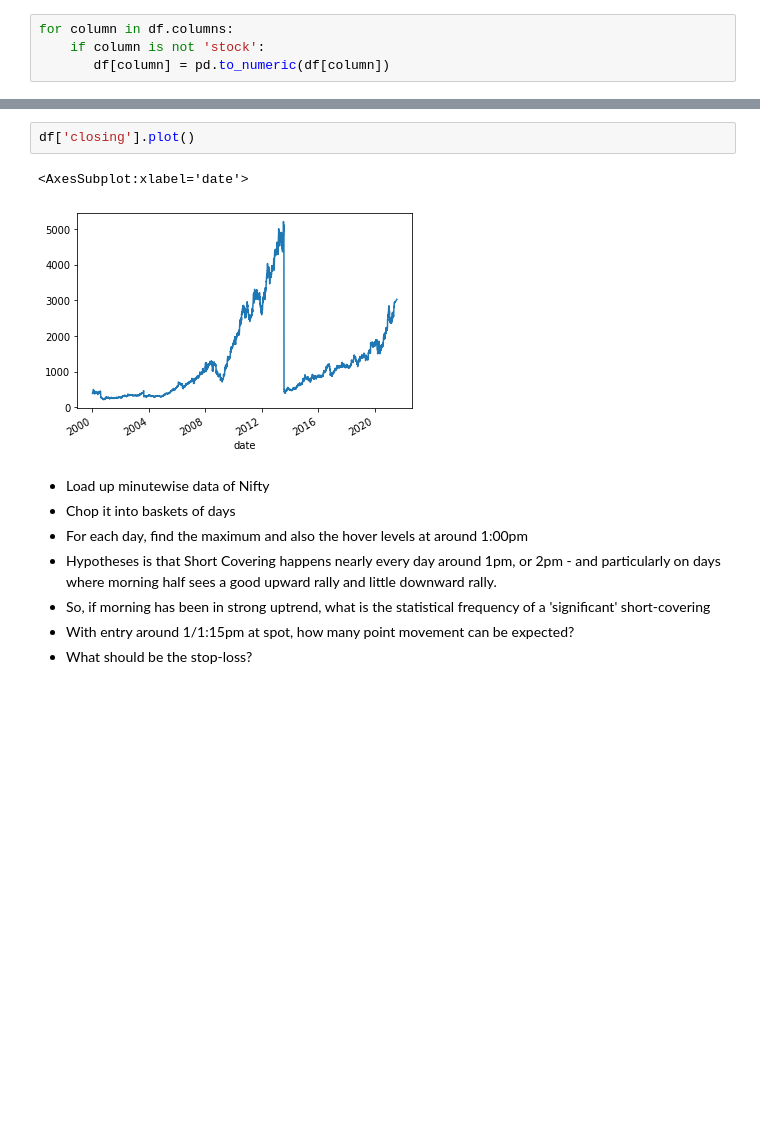
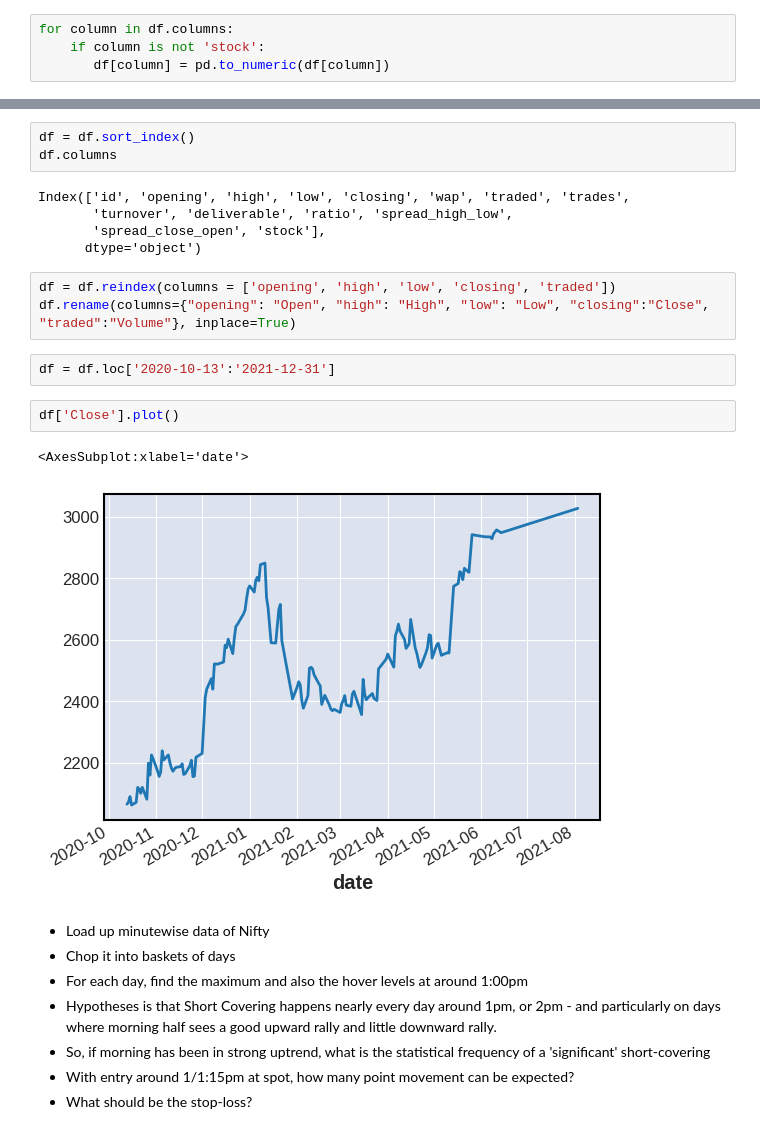
Before and after one commit to anshulthakur/experimental, a Jupyter notebook: analytics/stocks/Stocks Visualization.ipynb, the cells around one changed output, grey strips where cells are left out. Drawn from its saved outputs; the diff is of its cells as text; blank space fills up the shorter version.

Commit message:
Added code for loading and plotting OHLC data and drawing support/resistance using fractal pattern.

```diff
--- a/analytics/stocks/Stocks Visualization.ipynb
+++ b/analytics/stocks/Stocks Visualization.ipynb
@@ -54,8 +44,21 @@ df.head()
+# %%
+df = df.sort_index()
+df.columns
+# %% [output]
+Index(['id', 'opening', 'high', 'low', 'closing', 'wap', 'traded', 'trades',
+       'turnover', 'deliverable', 'ratio', 'spread_high_low',
+       'spread_close_open', 'stock'],
+      dtype='object')
+# %%
+df = df.reindex(columns = ['opening', 'high', 'low', 'closing', 'traded'])
+df.rename(columns={"opening": "Open", "high": "High", "low": "Low", "closing":"Close", "traded":"Volume"}, inplace=True)
+# %%
+df = df.loc['2020-10-13':'2021-12-31']
 # %%
-df['closing'].plot()
+df['Close'].plot()
 # %% [output]
 <AxesSubplot:xlabel='date'>
-[figure, old version]
+[figure, new version]
 # %% [markdown]
 * Load up minutewise data of Nifty
 * Chop it into baskets of days
```
Also changed, not shown: parts of 18 cells of this notebook, 1 other file.
